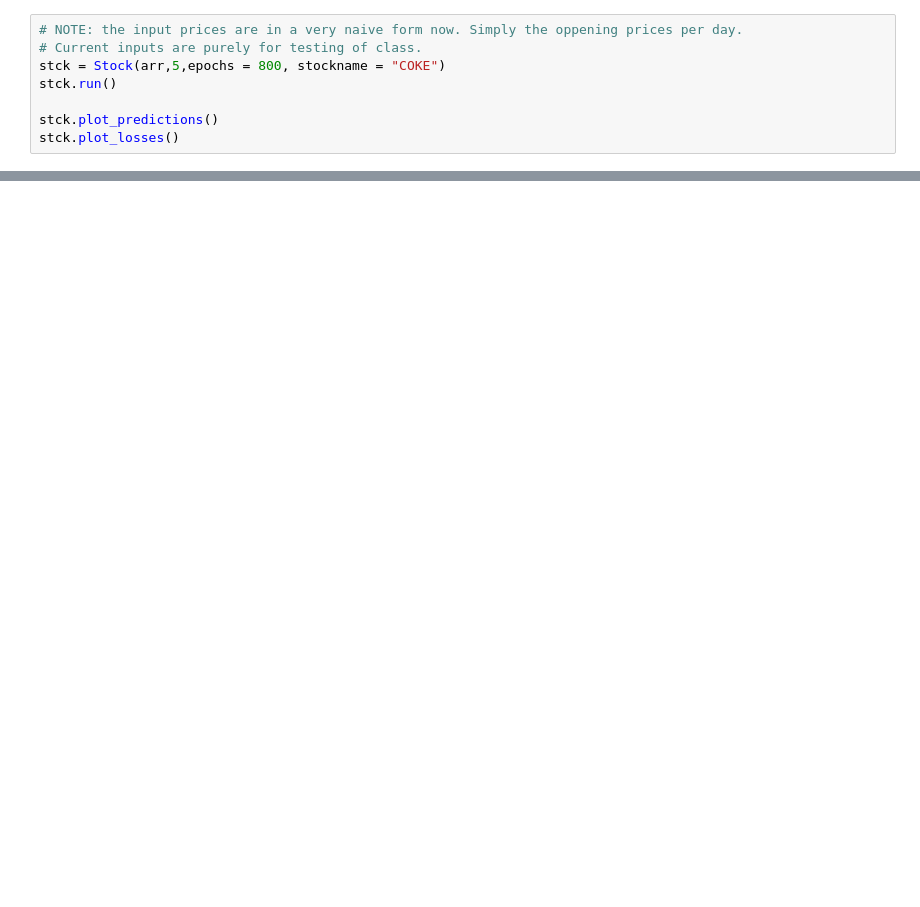
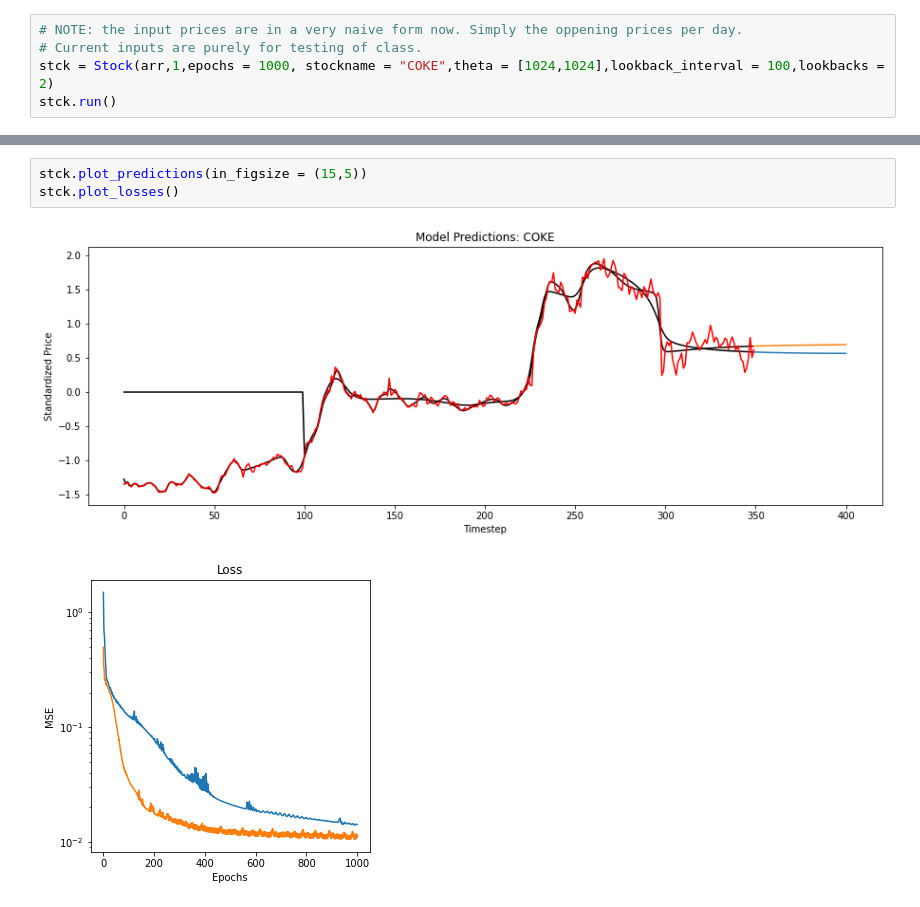
Before and after one commit to PaulTan191/ML, a Jupyter notebook: Stockus.ipynb, the cells around one changed output, grey strips where cells are left out. Saved outputs shown, nothing was run; the diff lists cells and outputs as text; blank space fills up the shorter version.

```diff
--- a/Stockus.ipynb
+++ b/Stockus.ipynb
@@ -40,9 +69,6 @@ inp_aapl = np.linspace(0,len(X),len(X)).reshape(1,len(X),1)
 # %%
 # NOTE: the input prices are in a very naive form now. Simply the oppening prices per day.
 # Current inputs are purely for testing of class.
-stck = Stock(arr,5,epochs = 800, stockname = "COKE")
+stck = Stock(arr,1,epochs = 1000, stockname = "COKE",theta = [1024,1024],lookback_interval = 100,lookbacks = 2)
 stck.run()
-
-stck.plot_predictions()
-stck.plot_losses()
 # %% [output]
@@ -54,0 +77,6 @@ WARNING:tensorflow:5 out of the last 5 calls to <function Model.make_predict_fun
+# %%
+stck.plot_predictions(in_figsize = (15,5))
+stck.plot_losses()
+# %% [output]
+[figure, added]
+[figure, added]
```
Also changed, not shown: parts of 9 cells of this notebook.
